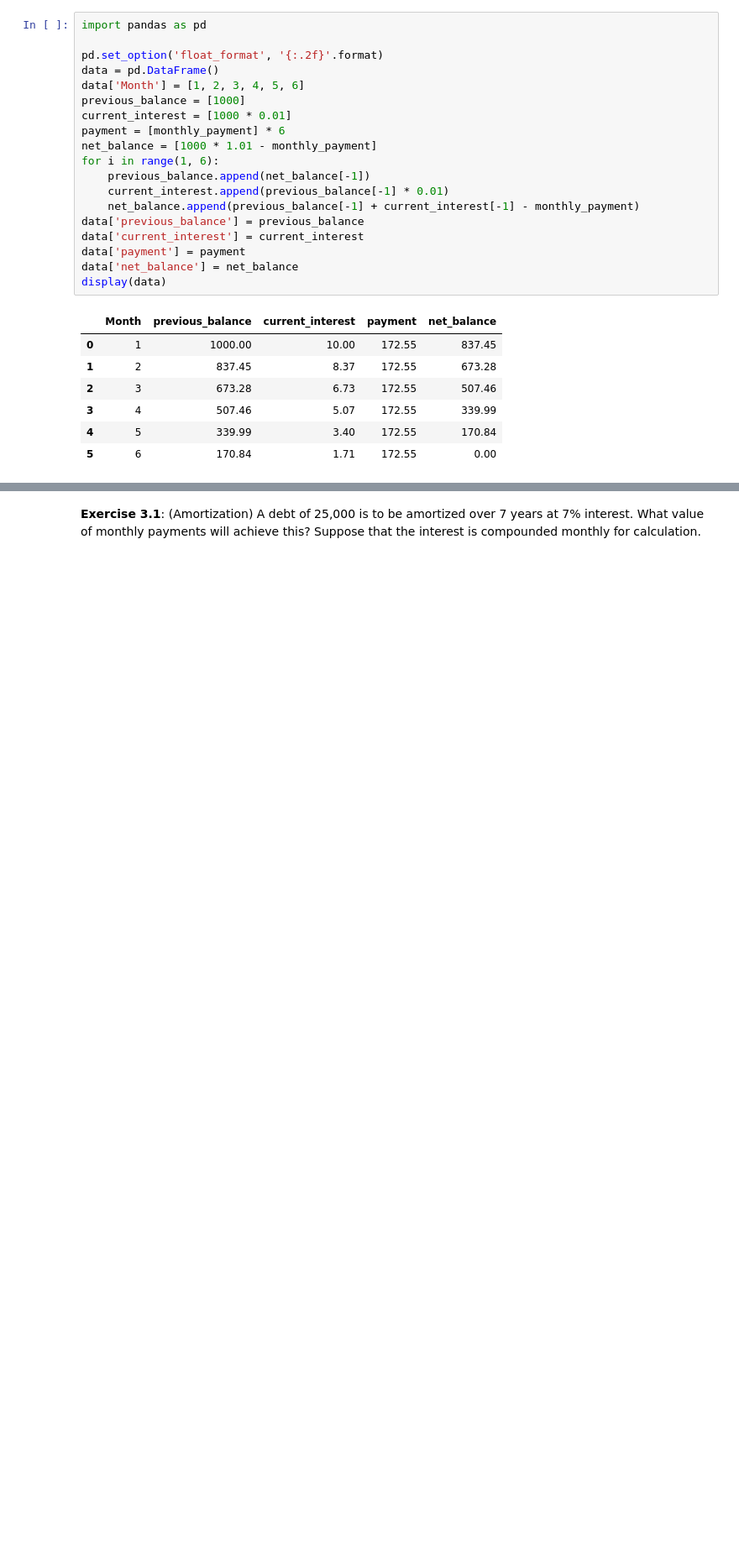
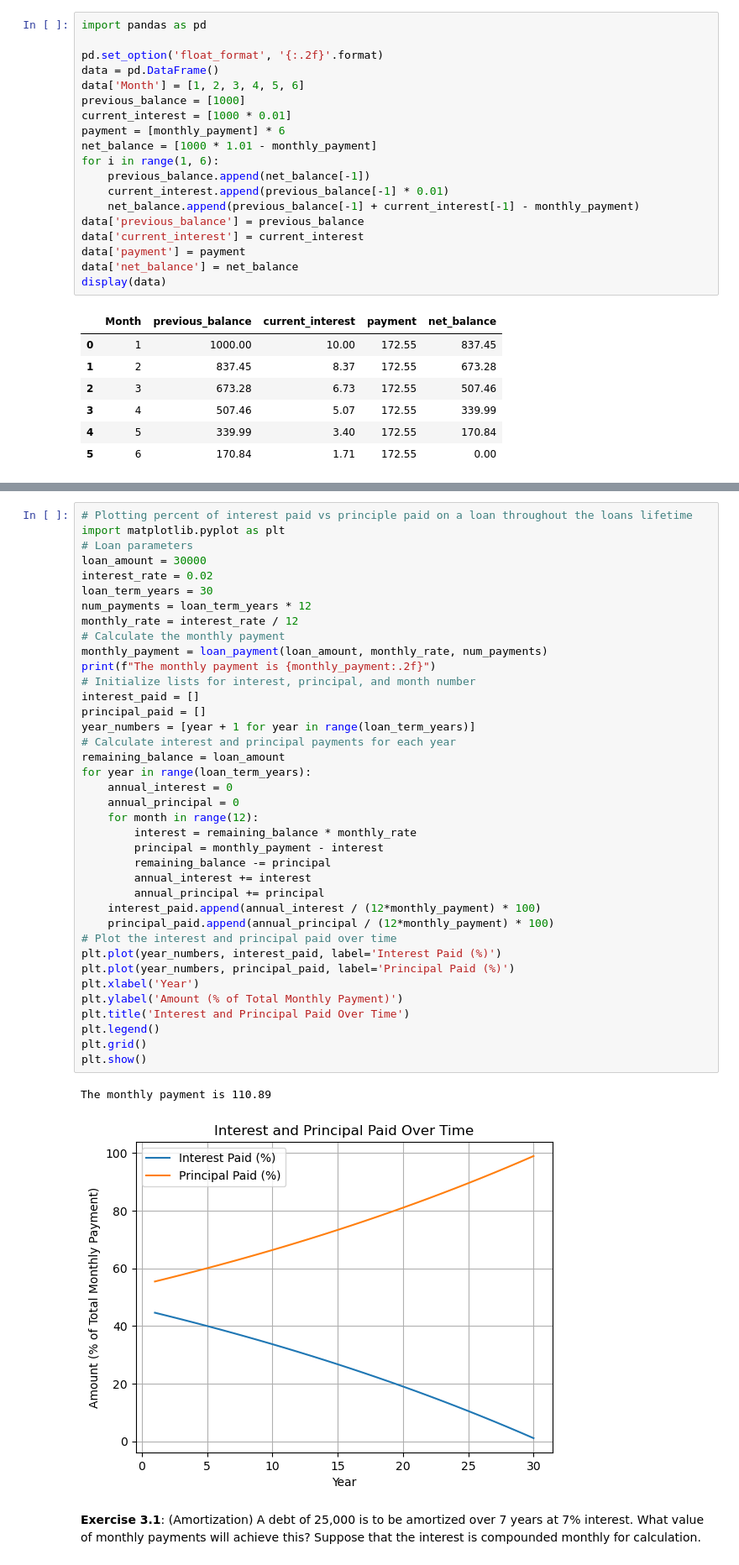
Before and after one commit to AvaM1/Math134_Notes, a Jupyter notebook: 134A Week 3.ipynb, the cells around one changed output, grey strips where cells are left out. Shown at 84% size. Drawn from its saved outputs; the diff is of its cells as text; blank space fills up the shorter version.

```diff
--- a/134A Week 3.ipynb
+++ b/134A Week 3.ipynb
@@ -108,3 +111,44 @@ display(data)
+# %%
+# Plotting percent of interest paid vs principle paid on a loan throughout the loans lifetime
+import matplotlib.pyplot as plt
+# Loan parameters
+loan_amount = 30000
+interest_rate = 0.02
+loan_term_years = 30
+num_payments = loan_term_years * 12
+monthly_rate = interest_rate / 12
+# Calculate the monthly payment
+monthly_payment = loan_payment(loan_amount, monthly_rate, num_payments)
+print(f"The monthly payment is {monthly_payment:.2f}")
+# Initialize lists for interest, principal, and month number
+interest_paid = []
+principal_paid = []
+year_numbers = [year + 1 for year in range(loan_term_years)]
+# Calculate interest and principal payments for each year
+remaining_balance = loan_amount
+for year in range(loan_term_years):
+    annual_interest = 0
+    annual_principal = 0
+    for month in range(12):
+        interest = remaining_balance * monthly_rate
+        principal = monthly_payment - interest
+        remaining_balance -= principal
+        annual_interest += interest
+        annual_principal += principal
+    interest_paid.append(annual_interest / (12*monthly_payment) * 100)
+    principal_paid.append(annual_principal / (12*monthly_payment) * 100)
+# Plot the interest and principal paid over time
+plt.plot(year_numbers, interest_paid, label='Interest Paid (%)')
+plt.plot(year_numbers, principal_paid, label='Principal Paid (%)')
+plt.xlabel('Year')
+plt.ylabel('Amount (% of Total Monthly Payment)')
+plt.title('Interest and Principal Paid Over Time')
+plt.legend()
+plt.grid()
+plt.show()
+# %% [output]
+The monthly payment is 110.89
+[figure, added]
 # %% [markdown]
 **Exercise 3.1**: (Amortization) A debt of 25,000 is to be amortized over 7 years at 7\% interest. What value of monthly payments will achieve this? Suppose that the interest is compounded monthly for calculation.
 # %% [markdown]
```
Also changed, not shown: parts of 4 cells of this notebook.
